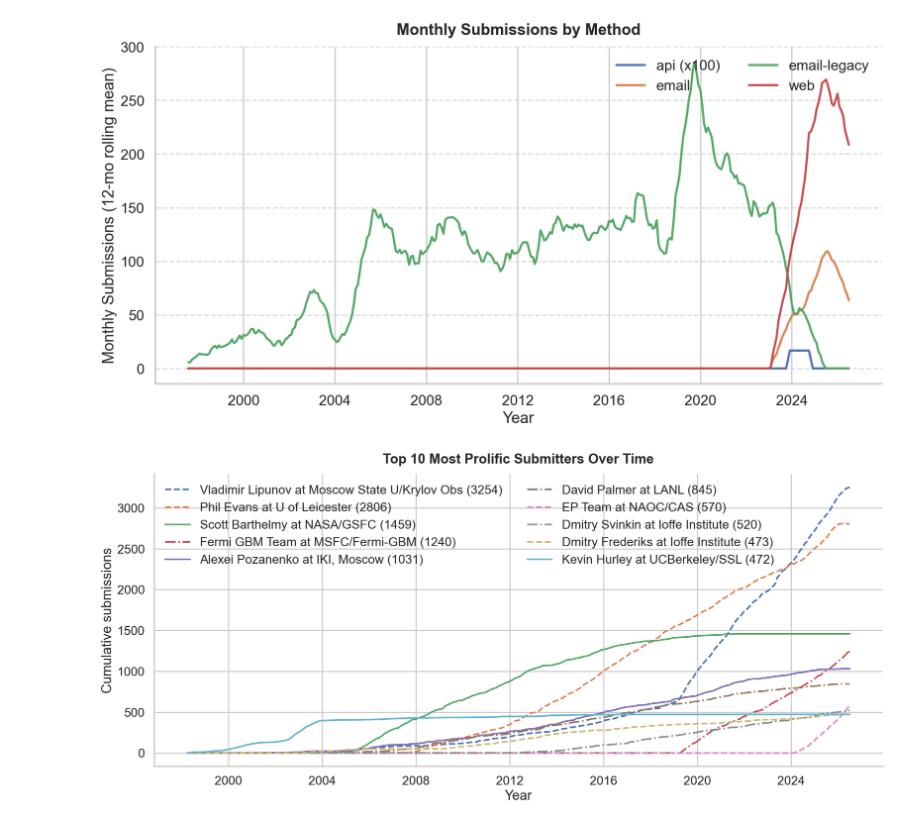
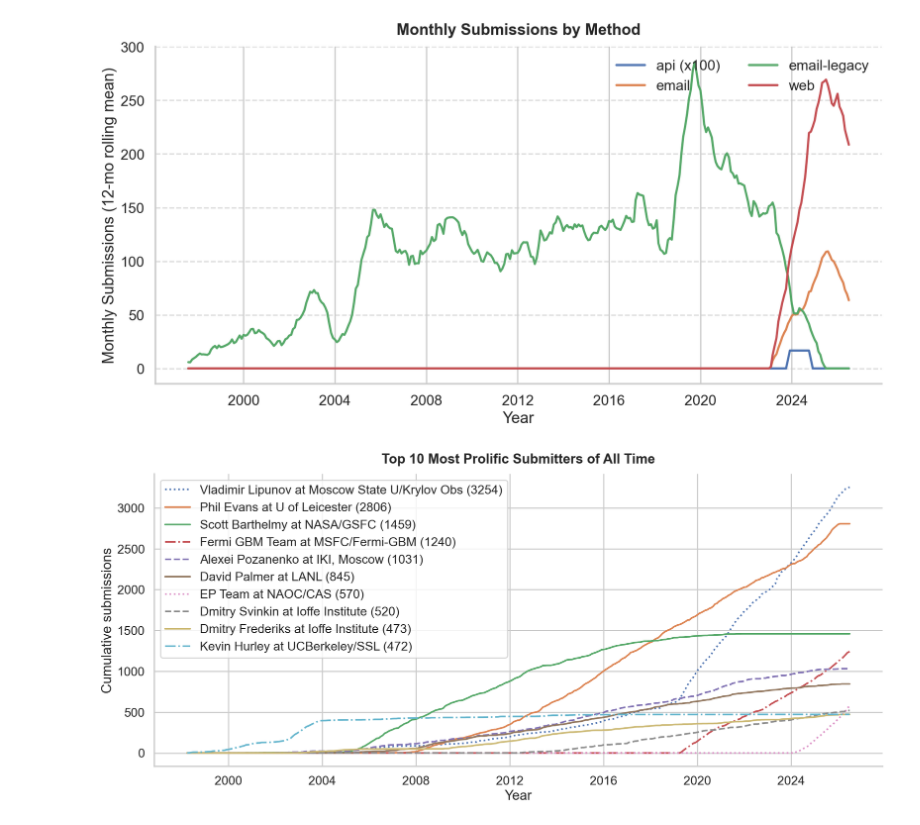
Before and after one commit to tylerbarna/gcn-regex, a Jupyter notebook: misc.ipynb, the cells around one changed output. Drawn from its saved outputs; the diff is of its cells as text; code cells hidden in the pictures.

Commit message:
Update email plots

```diff
--- a/misc.ipynb
+++ b/misc.ipynb
@@ -196,33 +233,33 @@ submitter_df = submitter_df[submitter_df["month"].notna()].copy()
 
 top_submitters = submitter_df["submitter"].value_counts().head(top_n_submitters)
 # print(f"Top {top_n_submitters} submitters:")
 # display(top_submitters.to_frame(name="submissions"))
 
 top_names = top_submitters.index.tolist()
 monthly_top = (
     submitter_df[submitter_df["submitter"].isin(top_names)]
     .groupby(["month", "submitter"])
     .size()
     .unstack(fill_value=0)
     .sort_index()
 )
 
 cumulative_top = monthly_top.cumsum()
 
 fig, ax = plt.subplots(figsize=(15, 7), dpi=140)
 for name in top_names:
     ## random linestyle for each submitter
     linestyle = np.random.choice(['-', '--', '-.', ':',])
     label_with_count = f"{name} ({top_submitters[name]})"
     ax.plot(cumulative_top.index, cumulative_top[name], linewidth=2.2, label=label_with_count, linestyle=linestyle)
 
-ax.set_title(f"Top {top_n_submitters} Most Prolific Submitters Over Time", pad=14, weight="bold")
+ax.set_title(f"Top {top_n_submitters} Most Prolific Submitters of All Time", pad=14, weight="bold")
 ax.set_xlabel("Year")
 ax.set_ylabel("Cumulative submissions")
-ax.legend(ncol=2, frameon=False, loc="upper left")
+ax.legend()#ncol=2, frameon=False, loc="upper left")
 ax.spines["top"].set_visible(False)
 ax.spines["right"].set_visible(False)
 plt.tight_layout()
 plt.show()
 # %% [output]
-[figure, old version]
+[figure, new version]
```
Also changed, not shown: parts of 2 cells of this notebook.
